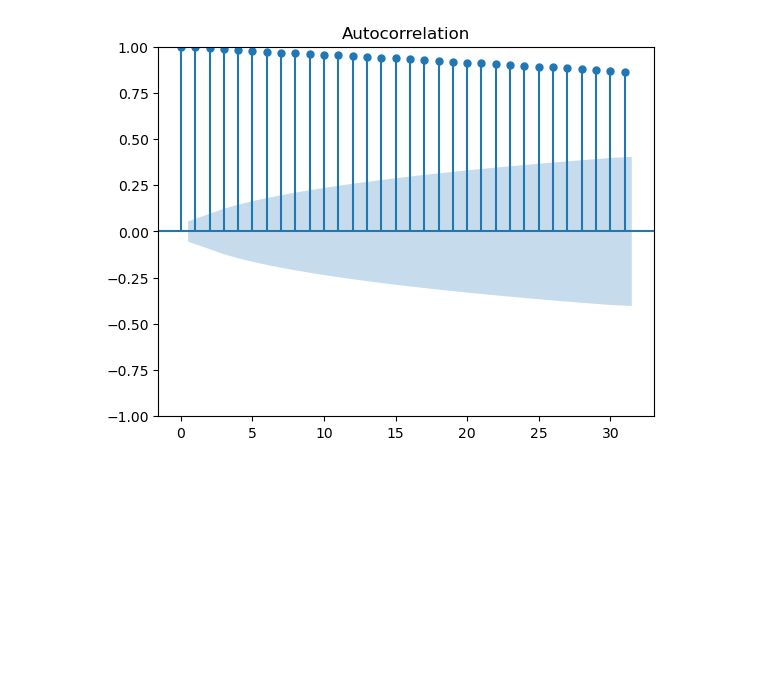
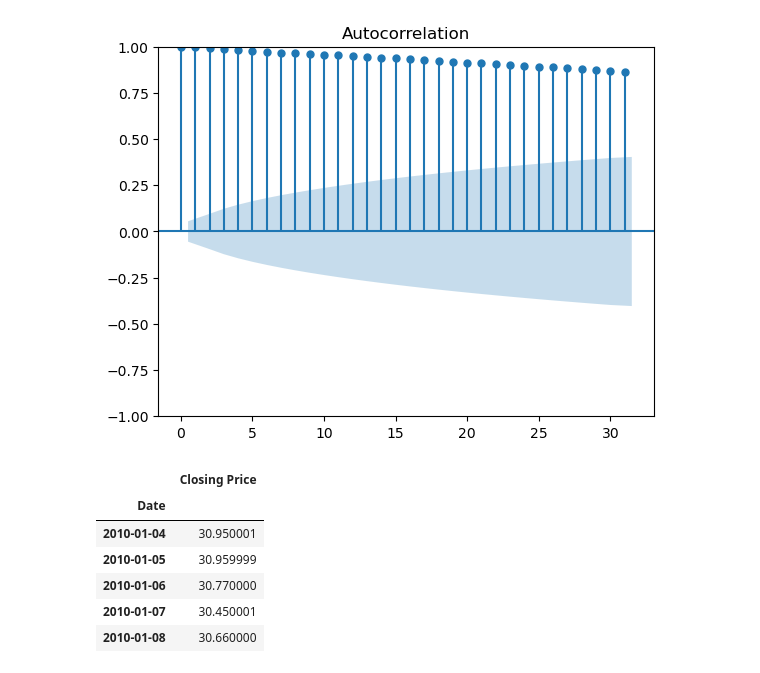
Before and after one commit to sof2401/Data-Visualization, a Jupyter notebook: Time Series EDA (Practice).ipynb, the cells around one changed output. Saved outputs shown, nothing was run; the diff lists cells and outputs as text; code cells hidden in the pictures; blank space fills up the shorter version.

```diff
--- a/Time Series EDA (Practice).ipynb
+++ b/Time Series EDA (Practice).ipynb
@@ -106,3 +106,12 @@ fig = tsa.graphics.plot_acf(df)
 [figure]
 # %%
 #7) Difference the data once.
+df.head()
+# %% [output]
+|  | Closing Price |
+| Date |  |
+| 2010-01-04 | 30.950001 |
+| 2010-01-05 | 30.959999 |
+| 2010-01-06 | 30.770000 |
+| 2010-01-07 | 30.450001 |
+| 2010-01-08 | 30.660000 |
```
Also changed, not shown: parts of 4 cells of this notebook, 4 other files.
